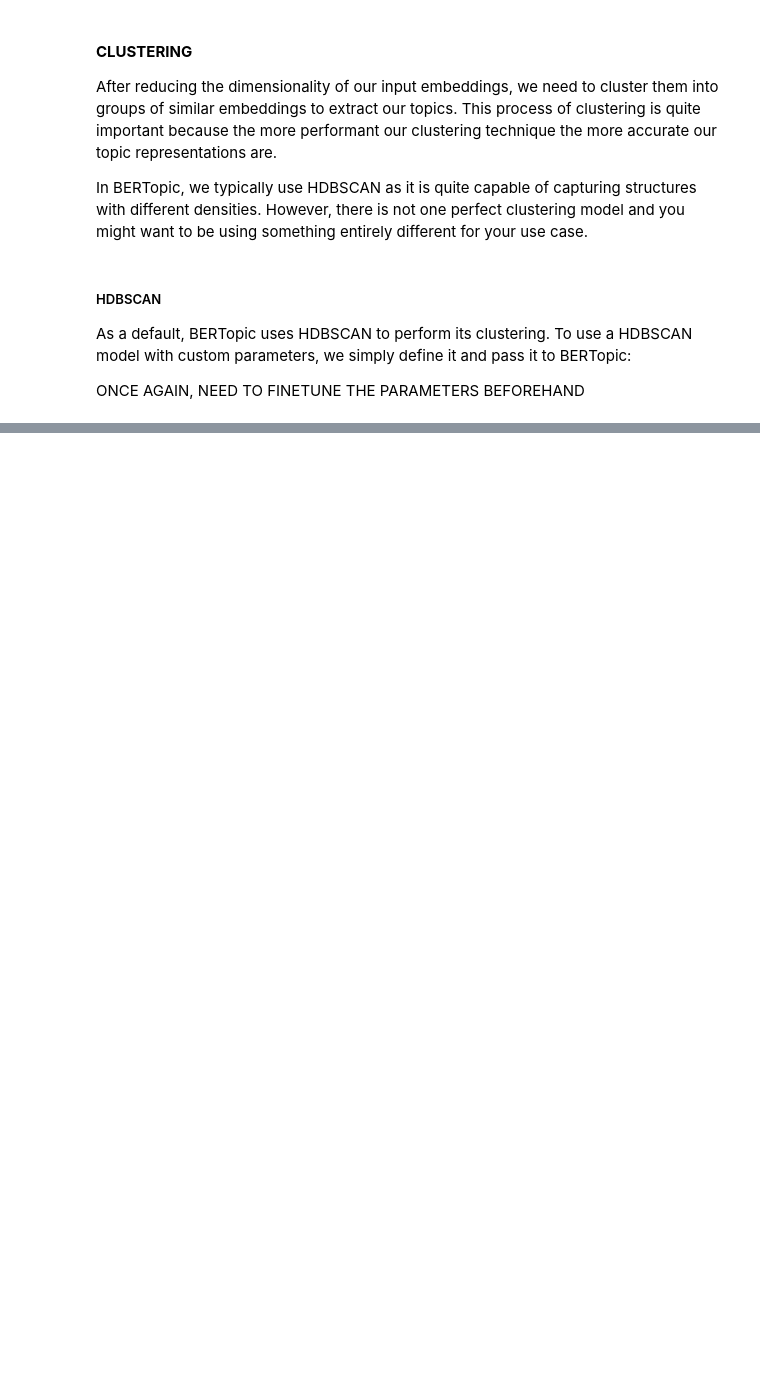
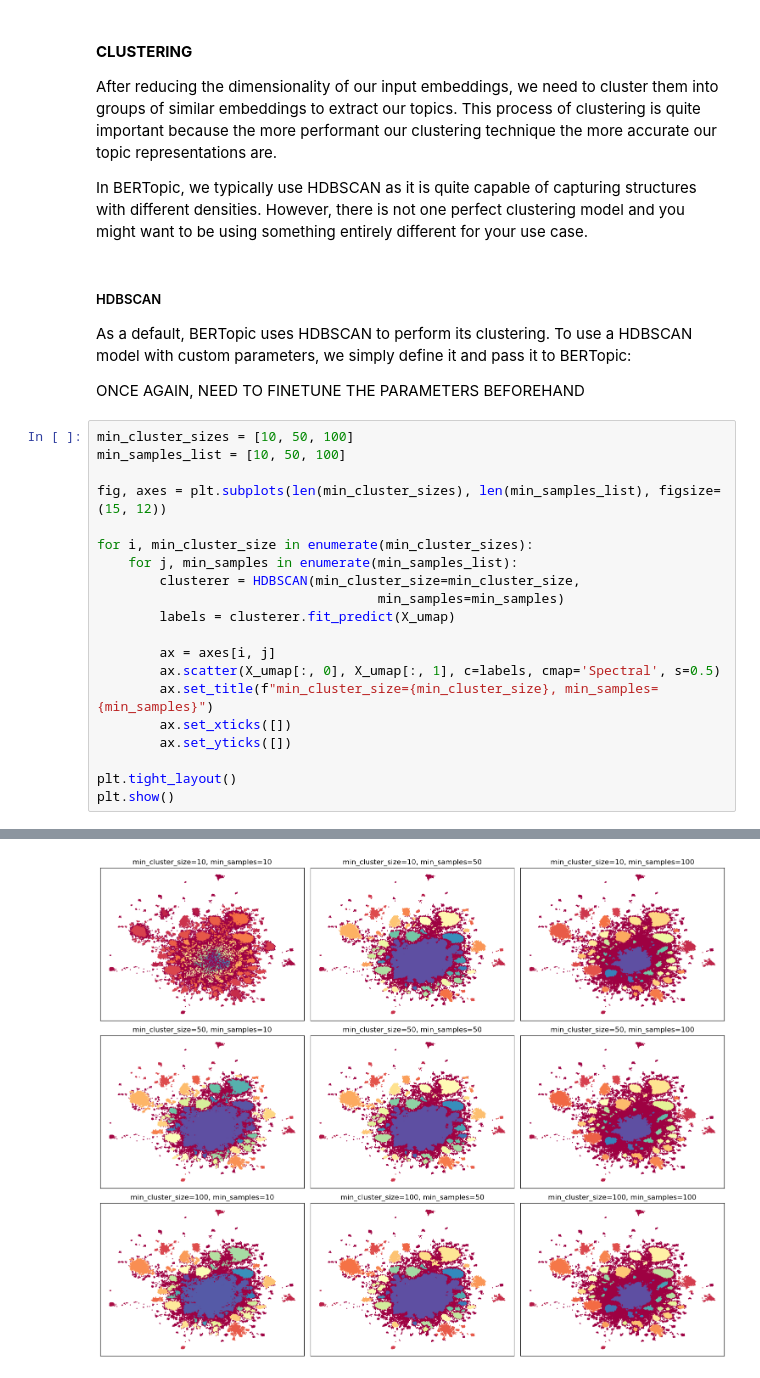
Before and after one commit to mrdcq/patent_project, a Jupyter notebook: berttopic.ipynb, the cells around one changed output, grey strips where cells are left out. Cells and saved outputs as stored; diff of their text form; blank space fills up the shorter version.

```diff
--- a/berttopic.ipynb
+++ b/berttopic.ipynb
@@ -71,3 +99,24 @@ In BERTopic, we typically use HDBSCAN as it is quite capable of capturing struct
 As a default, BERTopic uses HDBSCAN to perform its clustering. To use a HDBSCAN model with custom parameters, we simply define it and pass it to BERTopic:
 
 ONCE AGAIN, NEED TO FINETUNE THE PARAMETERS BEFOREHAND
+# %%
+min_cluster_sizes = [10, 50, 100]
+min_samples_list = [10, 50, 100]
+
+fig, axes = plt.subplots(len(min_cluster_sizes), len(min_samples_list), figsize=(15, 12))
+
+for i, min_cluster_size in enumerate(min_cluster_sizes):
+    for j, min_samples in enumerate(min_samples_list):
+        clusterer = HDBSCAN(min_cluster_size=min_cluster_size,
+                                    min_samples=min_samples)
+        labels = clusterer.fit_predict(X_umap)
+
+        ax = axes[i, j]
+        ax.scatter(X_umap[:, 0], X_umap[:, 1], c=labels, cmap='Spectral', s=0.5)
+        ax.set_title(f"min_cluster_size={min_cluster_size}, min_samples={min_samples}")
+        ax.set_xticks([])
+        ax.set_yticks([])
+
+plt.tight_layout()
+plt.show()
+# %% [output]
@@ -73,0 +139 @@ ONCE AGAIN, NEED TO FINETUNE THE PARAMETERS BEFOREHAND
+[figure, added]
```
Also changed, not shown: parts of 21 cells of this notebook.
